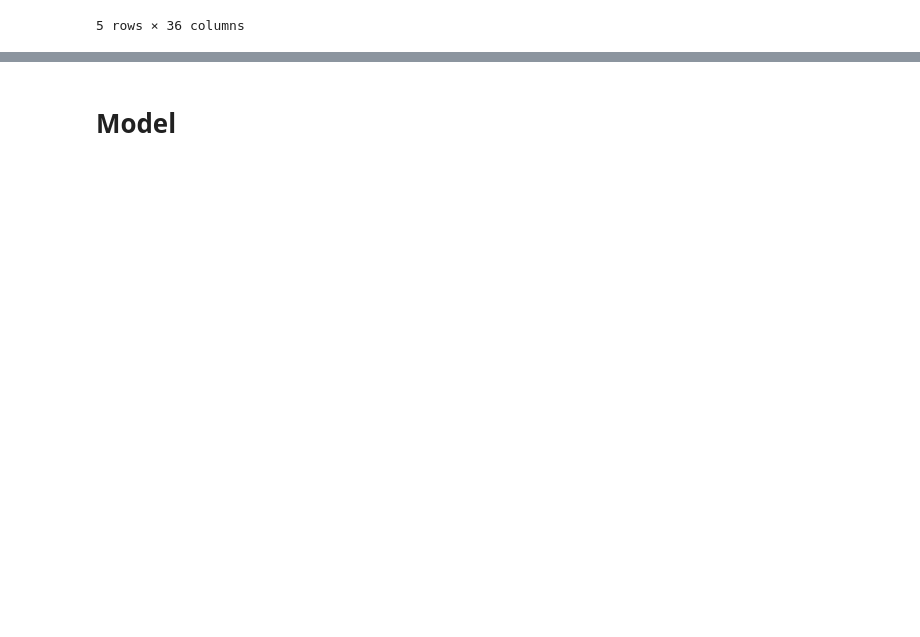
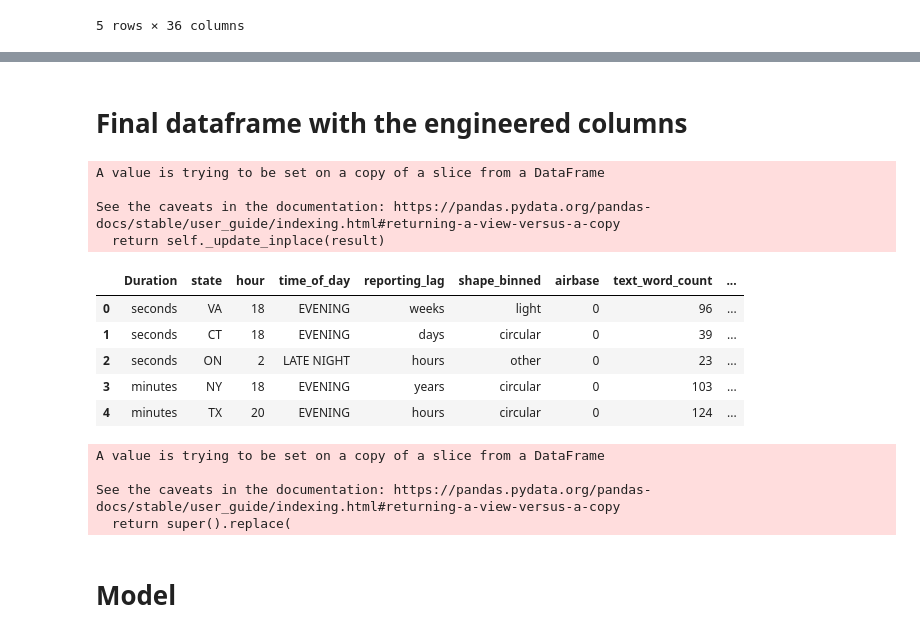
Before and after one commit to anajbile/feature-engineering, a Jupyter notebook: Feature_Engineering_Project.ipynb, the cells around one changed output, grey strips where cells are left out. Drawn from its saved outputs; the diff is of its cells as text; code cells hidden in the pictures; blank space fills up the shorter version.

```diff
--- a/Feature_Engineering_Project.ipynb
+++ b/Feature_Engineering_Project.ipynb
@@ -2182,0 +2192,2 @@ df_new = pd.merge(df_new,us_states[['state','usa_state']],on='state',how='left')
+# %%
+df_new = pd.merge(df_new,alcohol_data[['year','usa_state','number_of_drinks_total']],on=['year','usa_state'],how='left')
@@ -2183,2 +2207,32 @@ df_new = pd.merge(df_new,us_states[['state','usa_state']],on='state',how='left')
+# %%
+df_new = df_new.drop(['number_of_drinks_total_x'],axis=1)
+# %% [markdown]
+# Final dataframe with the engineered columns
+# %%
+df_final = df_new[['Duration','state','hour','time_of_day','reporting_lag','shape_binned','airbase','text_word_count','text_char_count',
+                    'text_word_count_log','text_char_log','avg_word_cnt','unq_words','unq_words_log','iss_nearby','number_of_drinks_total_y','year']]
+# %%
+df_final['number_of_drinks_total_y'].fillna(df_final['number_of_drinks_total_y'].median(),inplace=True)
+# %% [output]
+A value is trying to be set on a copy of a slice from a DataFrame
+
+See the caveats in the documentation: https://pandas.pydata.org/pandas-docs/stable/user_guide/indexing.html#returning-a-view-versus-a-copy
+  return self._update_inplace(result)
+# %%
+df_final.head()
+# %% [output]
+|  | Duration | state | hour | time_of_day | reporting_lag | shape_binned | airbase | text_word_count | ... |
+| 0 | seconds | VA | 18 | EVENING | weeks | light | 0 | 96 | ... |
+| 1 | seconds | CT | 18 | EVENING | days | circular | 0 | 39 | ... |
+| 2 | seconds | ON | 2 | LATE NIGHT | hours | other | 0 | 23 | ... |
+| 3 | minutes | NY | 18 | EVENING | years | circular | 0 | 103 | ... |
+| 4 | minutes | TX | 20 | EVENING | hours | circular | 0 | 124 | ... |
+# %%
+df_final.replace([np.inf,-np.inf],np.nan,inplace=True)
+# %% [output]
+A value is trying to be set on a copy of a slice from a DataFrame
+
+See the caveats in the documentation: https://pandas.pydata.org/pandas-docs/stable/user_guide/indexing.html#returning-a-view-versus-a-copy
+  return super().replace(
 # %% [markdown]
 # Model
```
Also changed, not shown: parts of 34 cells of this notebook, 2 other files.
